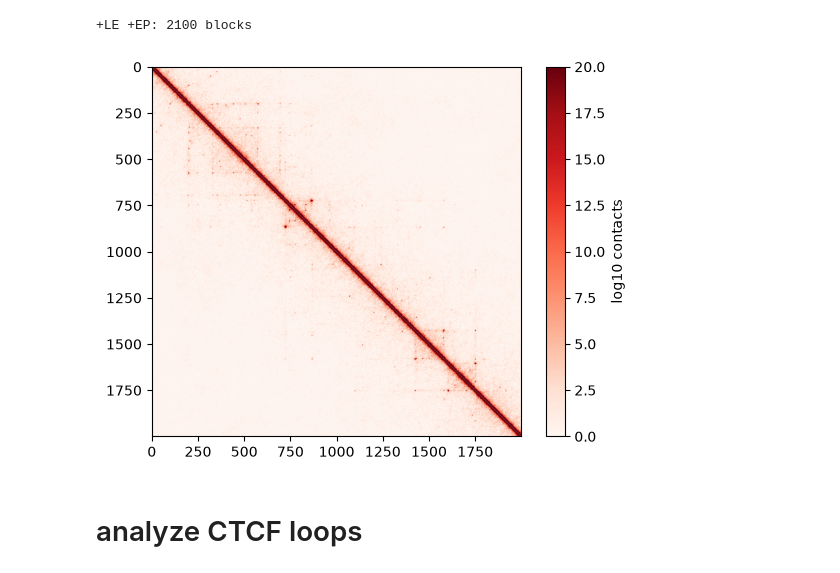
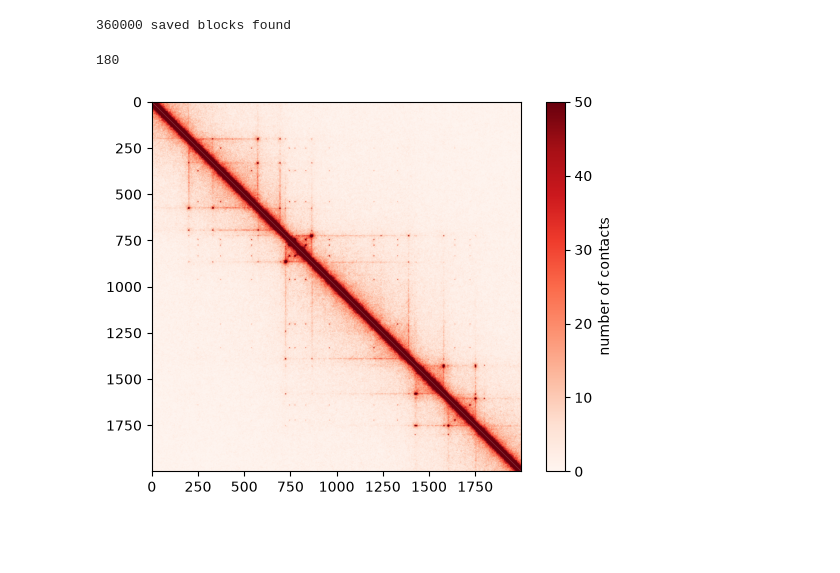
Before and after one commit to jjusuf2/polysim_bootcamp, a Jupyter notebook: tutorial/microc.ipynb, the cells around one changed output. Cells and saved outputs as stored; diff of their text form; code cells hidden in the pictures; blank space fills up the shorter version.

```diff
--- a/tutorial/microc.ipynb
+++ b/tutorial/microc.ipynb
@@ -9,7 +9,9 @@ from scipy.sparse.csgraph import connected_components
 from polychrom.hdf5_format import HDF5Reporter, list_URIs, load_URI, load_hdf5_file, save_hdf5_file
 from polychrom.contactmaps import monomerResolutionContactMapSubchains
 # %%
-files = list_URIs('/mnt/md1/jjusuf/polysim/outputs/trajectory0001_npoly70000_nchr1_dens0.3_life75000_sep240_vlef0.0025_dt40_stallsites0.05-0.6_lifeboost4_ntypes2')
-print(f'+LE +EP: {len(files)} blocks')
+output_folder = '/mnt/md1/jjusuf/polysim/outputs/trajectory_LEF_EP_absquant_region_bootcamp_version'
+files = list_URIs(output_folder)
+
+print(f'{len(files)} saved blocks found')
 # %% [output]
-+LE +EP: 2100 blocks
+360000 saved blocks found
@@ -25,12 +18,29 @@ block_step = 60
+# %%
+# Make a contact matrix (simulated Micro-C)
+
+region_size = 2000  # 2000 kb = 2 Mb
+num_regions = 35    # the region repeats 35 times across the entire chromosome
+region_starts = np.arange(num_regions) * region_size
+
+block_start = 180000
+block_end = 360000
+block_step = 1000
+
+files_to_use = files[block_start:block_end:block_step]
+print(len(files_to_use))  # as a rule of thumb, don't exceed a few hundred
+# %% [output]
+180
 # %%
-cutoff = 2
-nproc = 4
+cutoff = 2  # when two monomers have a 3D distance below this cutoff, they are considered a "contact"
+nproc = 4   # number of threads to use
 
-cm = monomerResolutionContactMapSubchains(filenames=files[block_start:block_end:block_step], mapStarts=region_starts, mapN=region_size, cutoff=cutoff, n=nproc)
+contact_mat = monomerResolutionContactMapSubchains(filenames=files_to_use,
+                                                   mapStarts=region_starts,
+                                                   mapN=region_size,
+                                                   cutoff=cutoff,
+                                                   n=nproc)
 # %%
-plt.imshow(cm, cmap='Reds', vmin=0, vmax=20);
-plt.colorbar(label='log10 contacts');
+plt.imshow(contact_mat, cmap='Reds', vmin=0, vmax=50);
+plt.colorbar(label='number of contacts');
 # %% [output]
-[figure, old version]
+[figure, new version]
-# %% [markdown]
-# analyze CTCF loops
```
Also changed, not shown: parts of 6 cells of this notebook, 5 other files.
